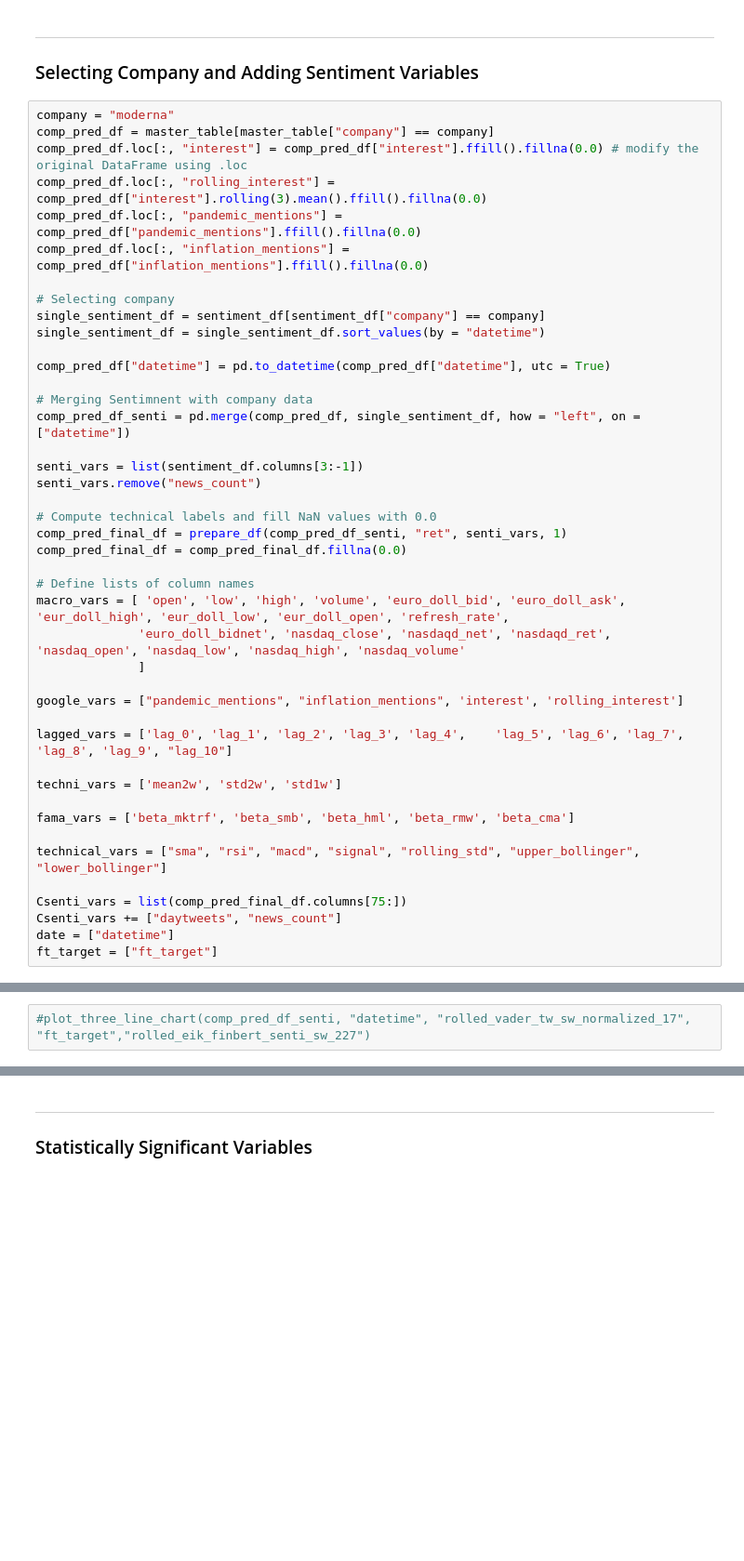
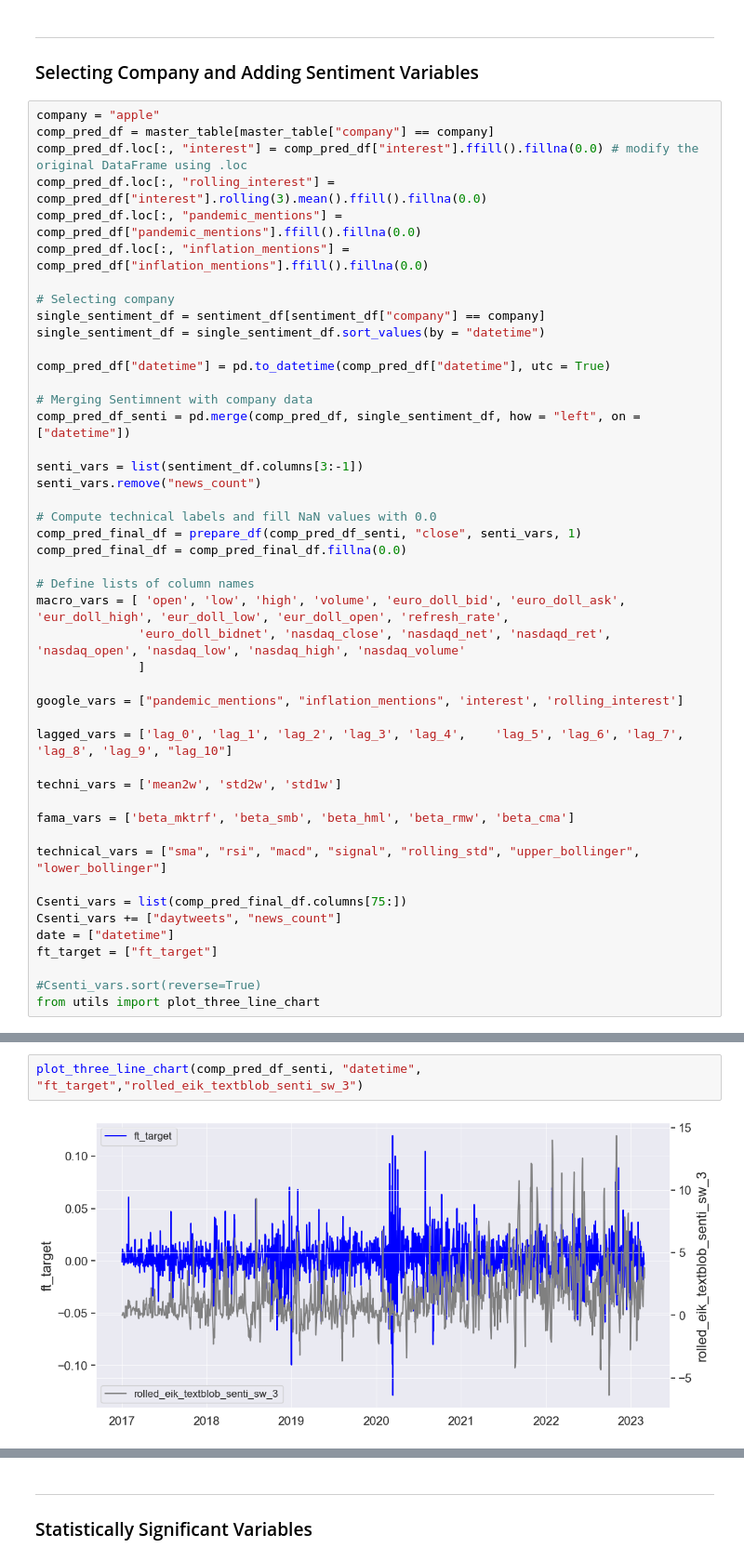
Before and after one commit to Diegozu97/thesis_code, a Jupyter notebook: 05_data_prep.ipynb, the cells around one changed output, grey strips where cells are left out. Shown: that part at 93% size. Drawn from its saved outputs; the diff is of its cells as text; blank space fills up the shorter version.

```diff
--- a/05_data_prep.ipynb
+++ b/05_data_prep.ipynb
@@ -254,7 +260,7 @@ def prepare_df(df, col_to_pred : str, Ssenti_vars: list, lag):
 ---
 ### Selecting Company and Adding Sentiment Variables
 # %%
-company = "moderna"
+company = "apple"
 comp_pred_df = master_table[master_table["company"] == company]
 comp_pred_df.loc[:, "interest"] = comp_pred_df["interest"].ffill().fillna(0.0) # modify the original DataFrame using .loc
 comp_pred_df.loc[:, "rolling_interest"] = comp_pred_df["interest"].rolling(3).mean().ffill().fillna(0.0)
@@ -274,7 +280,7 @@ senti_vars = list(sentiment_df.columns[3:-1])
 senti_vars.remove("news_count")
 
 # Compute technical labels and fill NaN values with 0.0
-comp_pred_final_df = prepare_df(comp_pred_df_senti, "ret", senti_vars, 1)
+comp_pred_final_df = prepare_df(comp_pred_df_senti, "close", senti_vars, 1)
 comp_pred_final_df = comp_pred_final_df.fillna(0.0)
 
 # Define lists of column names
@@ -296,3 +302,6 @@ Csenti_vars = list(comp_pred_final_df.columns[75:])
 Csenti_vars += ["daytweets", "news_count"]
 date = ["datetime"]
 ft_target = ["ft_target"]
+
+#Csenti_vars.sort(reverse=True)
+from utils import plot_three_line_chart
@@ -305,2 +308,4 @@ from utils import plot_three_line_chart
 # %%
-#plot_three_line_chart(comp_pred_df_senti, "datetime", "rolled_vader_tw_sw_normalized_17", "ft_target","rolled_eik_finbert_senti_sw_227")
+plot_three_line_chart(comp_pred_df_senti, "datetime", "ft_target","rolled_eik_textblob_senti_sw_3")
+# %% [output]
+[figure, added]
```
Also changed, not shown: parts of 23 cells of this notebook, 3 other files.
